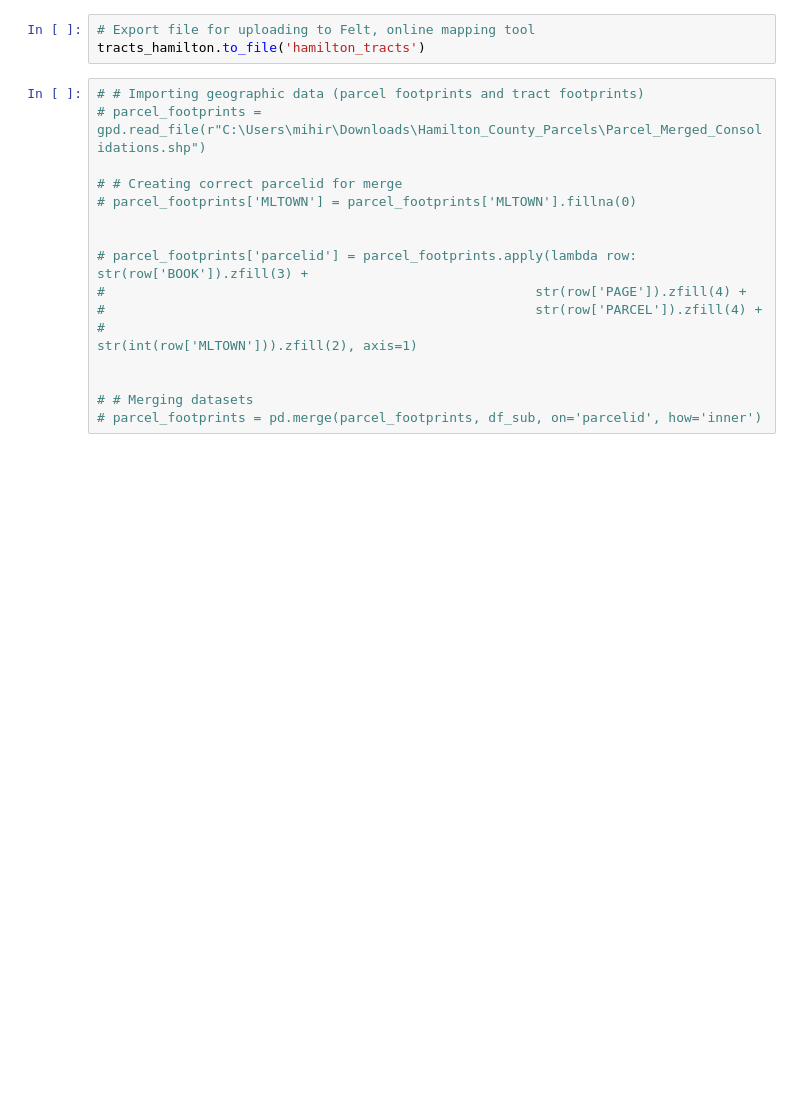
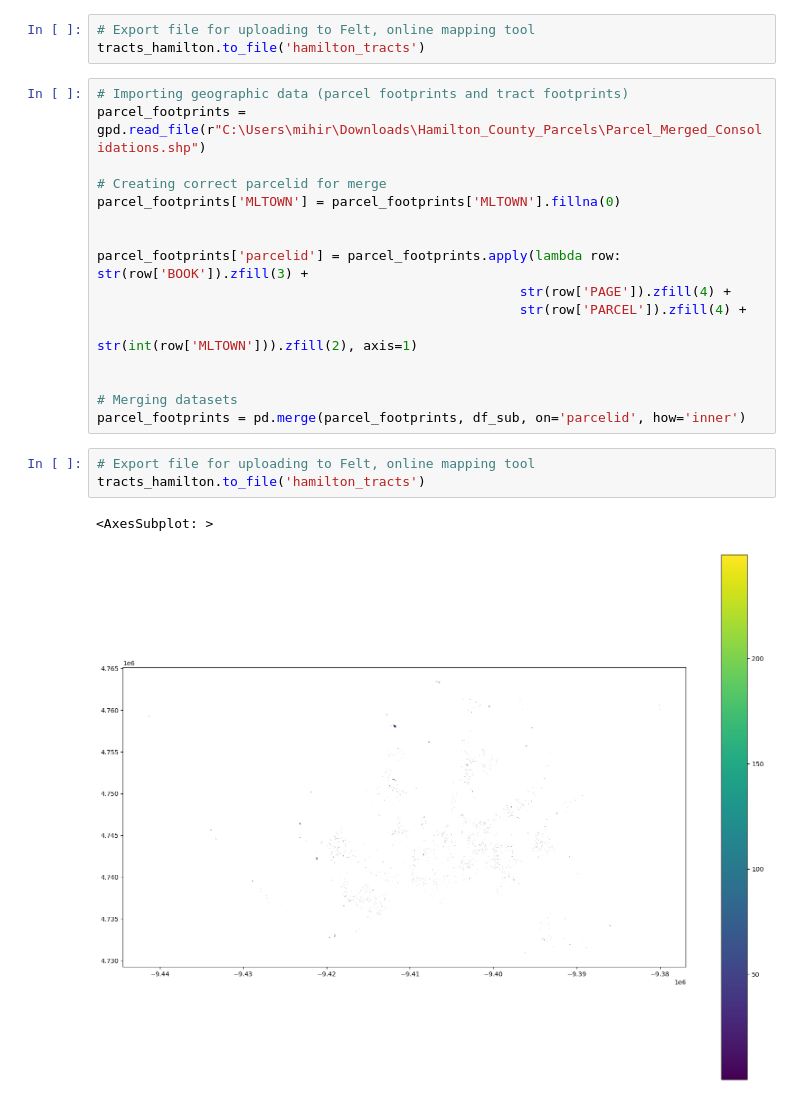
Before and after one commit to JunTaoLuo/ErukaExp, a Jupyter notebook: bias_analysis.ipynb, the cells around one changed output. Cells and saved outputs as stored; diff of their text form; blank space fills up the shorter version.

```diff
--- a/bias_analysis.ipynb
+++ b/bias_analysis.ipynb
@@ -168,18 +244,24 @@ Text(0.5, 1.0, 'Average MAPE by tract\nNumbers indicate the count of test sample
 # Export file for uploading to Felt, online mapping tool
 tracts_hamilton.to_file('hamilton_tracts')
 # %%
-# # Importing geographic data (parcel footprints and tract footprints)
-# parcel_footprints = gpd.read_file(r"C:\Users\mihir\Downloads\Hamilton_County_Parcels\Parcel_Merged_Consolidations.shp")
+# Importing geographic data (parcel footprints and tract footprints)
+parcel_footprints = gpd.read_file(r"C:\Users\mihir\Downloads\Hamilton_County_Parcels\Parcel_Merged_Consolidations.shp")
 
-# # Creating correct parcelid for merge
-# parcel_footprints['MLTOWN'] = parcel_footprints['MLTOWN'].fillna(0)
+# Creating correct parcelid for merge
+parcel_footprints['MLTOWN'] = parcel_footprints['MLTOWN'].fillna(0)
 
 
-# parcel_footprints['parcelid'] = parcel_footprints.apply(lambda row: str(row['BOOK']).zfill(3) +
-#                                                       str(row['PAGE']).zfill(4) +
-#                                                       str(row['PARCEL']).zfill(4) +
-#                                                       str(int(row['MLTOWN'])).zfill(2), axis=1)
+parcel_footprints['parcelid'] = parcel_footprints.apply(lambda row: str(row['BOOK']).zfill(3) +
+                                                      str(row['PAGE']).zfill(4) +
+                                                      str(row['PARCEL']).zfill(4) +
+                                                      str(int(row['MLTOWN'])).zfill(2), axis=1)
 
 
-# # Merging datasets
-# parcel_footprints = pd.merge(parcel_footprints, df_sub, on='parcelid', how='inner')
+# Merging datasets
+parcel_footprints = pd.merge(parcel_footprints, df_sub, on='parcelid', how='inner')
+# %%
+# Export file for uploading to Felt, online mapping tool
+tracts_hamilton.to_file('hamilton_tracts')
+# %% [output]
+<AxesSubplot: >
+[figure, added]
```
Also changed, not shown: parts of 7 cells of this notebook, 2 other files.
